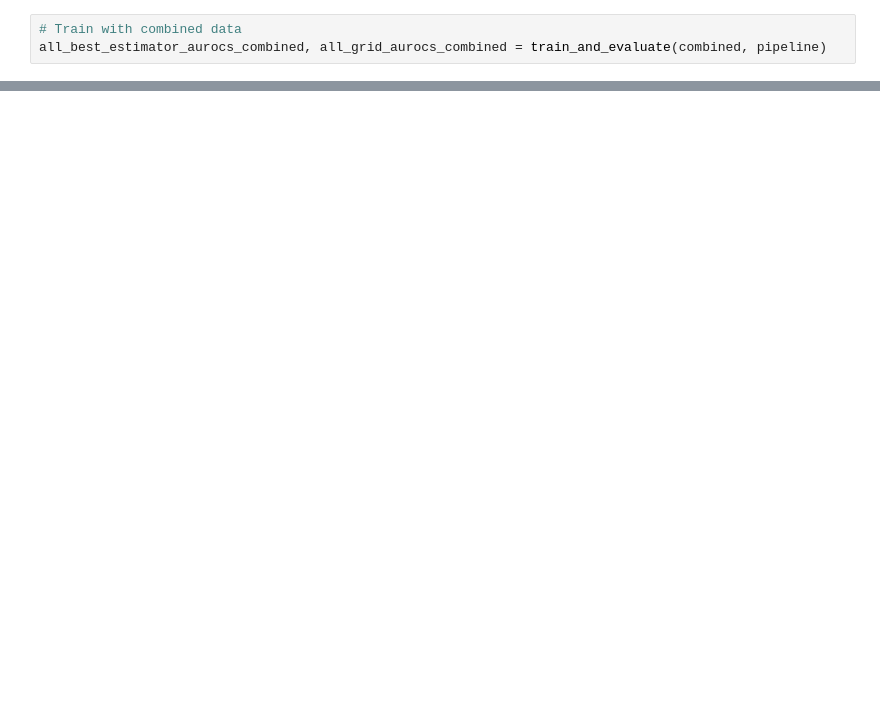
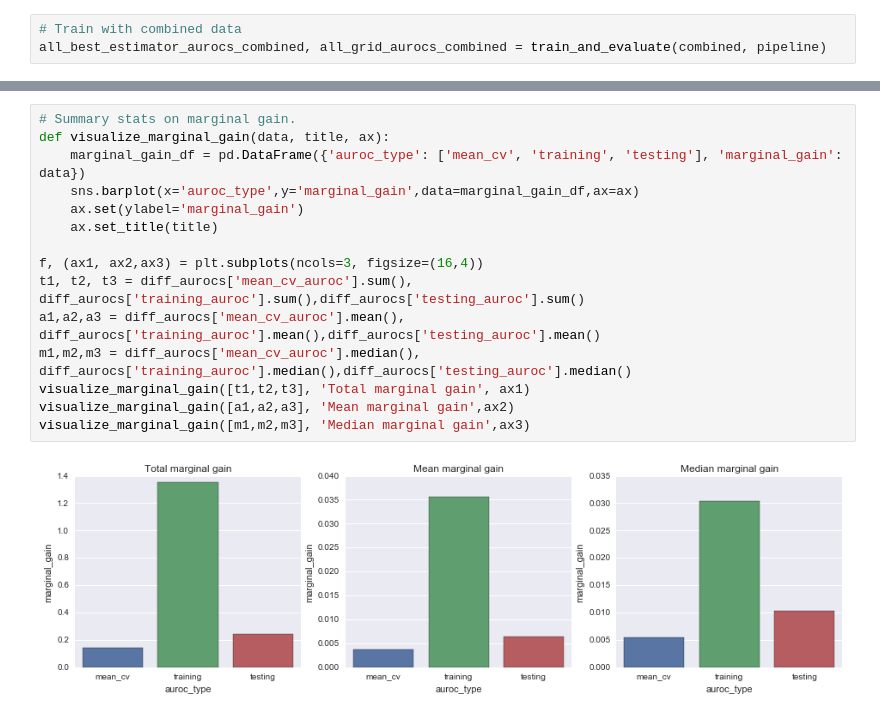
Before and after one commit to joshlevy89/machine-learning, a Jupyter notebook: explore/marginal-gain/marginal-gain-multiple-genes-pca.ipynb, the cells around one changed output, grey strips where cells are left out. Saved outputs shown, nothing was run; the diff lists cells and outputs as text; blank space fills up the shorter version.

```diff
--- a/explore/marginal-gain/marginal-gain-multiple-genes-pca.ipynb
+++ b/explore/marginal-gain/marginal-gain-multiple-genes-pca.ipynb
@@ -277,0 +281,17 @@ visualize_categories(diff_aurocs, 'best_estimator', 'marginal gain')
+# %%
+# Summary stats on marginal gain.
+def visualize_marginal_gain(data, title, ax):
+    marginal_gain_df = pd.DataFrame({'auroc_type': ['mean_cv', 'training', 'testing'], 'marginal_gain': data})
+    sns.barplot(x='auroc_type',y='marginal_gain',data=marginal_gain_df,ax=ax)
+    ax.set(ylabel='marginal_gain')
+    ax.set_title(title)
+
+f, (ax1, ax2,ax3) = plt.subplots(ncols=3, figsize=(16,4))
+t1, t2, t3 = diff_aurocs['mean_cv_auroc'].sum(), diff_aurocs['training_auroc'].sum(),diff_aurocs['testing_auroc'].sum()
+a1,a2,a3 = diff_aurocs['mean_cv_auroc'].mean(), diff_aurocs['training_auroc'].mean(),diff_aurocs['testing_auroc'].mean()
+m1,m2,m3 = diff_aurocs['mean_cv_auroc'].median(), diff_aurocs['training_auroc'].median(),diff_aurocs['testing_auroc'].median()
+visualize_marginal_gain([t1,t2,t3], 'Total marginal gain', ax1)
+visualize_marginal_gain([a1,a2,a3], 'Mean marginal gain',ax2)
+visualize_marginal_gain([m1,m2,m3], 'Median marginal gain',ax3)
+# %% [output]
+[figure, added]
```
Also changed, not shown: parts of 13 cells of this notebook, 4 other files.
